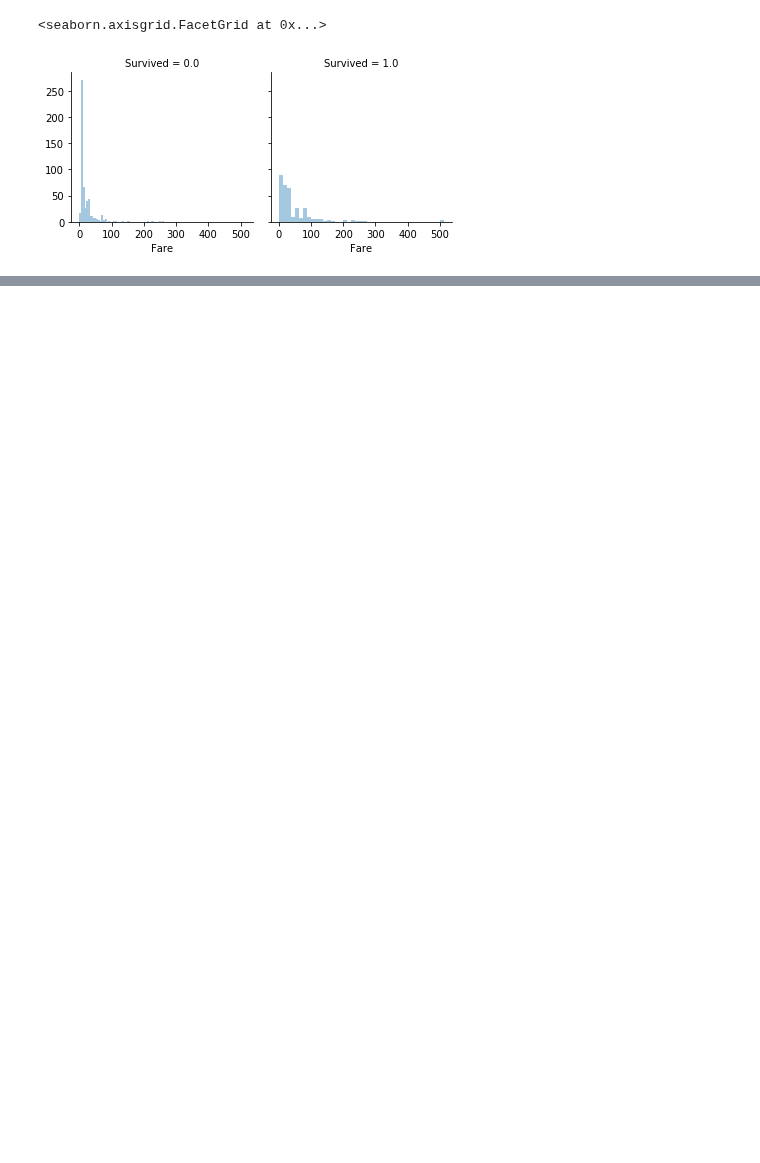
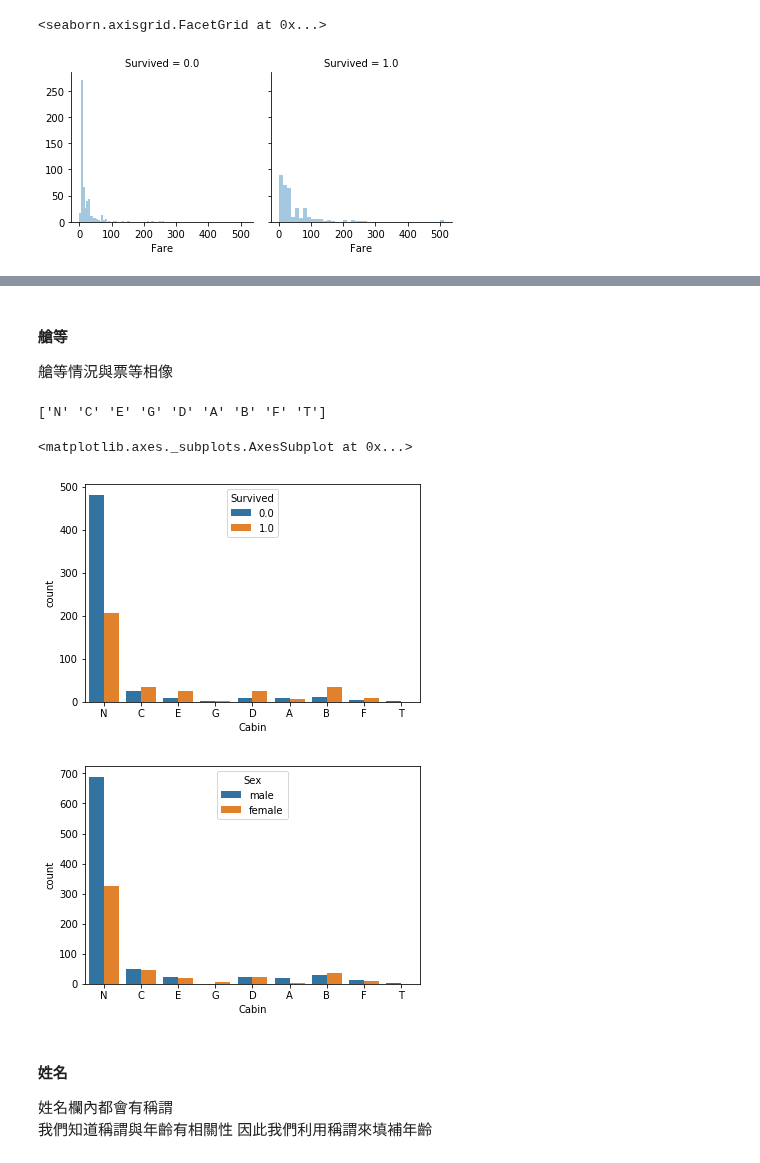
Before and after one commit to Leolewis5/Machine_Learning, a Jupyter notebook: Kaggle/Titanic_Keras.ipynb, the cells around one changed output, grey strips where cells are left out. Saved outputs shown, nothing was run; the diff lists cells and outputs as text; code cells hidden in the pictures; blank space fills up the shorter version.

```diff
--- a/Kaggle/Titanic_Keras.ipynb
+++ b/Kaggle/Titanic_Keras.ipynb
@@ -174,0 +220,21 @@ sns.countplot(data['Embarked'],hue=data['Survived'])
+# %% [markdown]
+#### 艙等
+艙等情況與票等相像
+# %%
+data['Cabin'] = data['Cabin'].apply(lambda x: str(x)[0] if not pd.isnull(x) else 'NoCabin')
+print(data['Cabin'].unique())
+
+sns.countplot(data['Cabin'],hue=data['Survived'])
+plt.figure()
+sns.countplot(data['Cabin'],hue=data['Sex'])
+# %% [output]
+['N' 'C' 'E' 'G' 'D' 'A' 'B' 'F' 'T']
+<matplotlib.axes._subplots.AxesSubplot at 0x...>
+[figure, added]
+[figure, added]
+# %% [markdown]
+#### 姓名
+
+姓名欄內都會有稱謂
+我們知道稱謂與年齡有相關性
+因此我們利用稱謂來填補年齡
```
Also changed, not shown: parts of 11 cells of this notebook.
